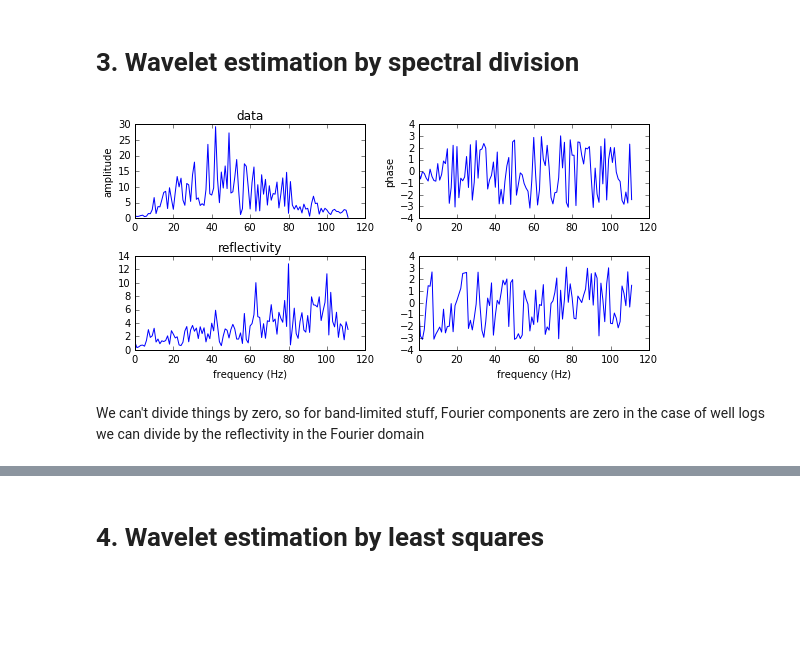
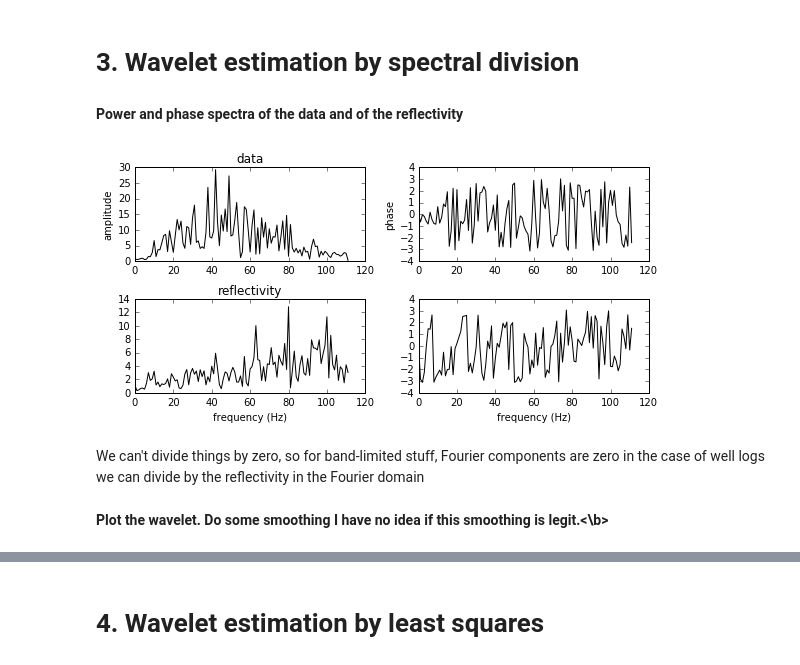
Before and after one commit to EvanBianco/notebooks, a Jupyter notebook: Wavelet_estimations.ipynb, the cells around one changed output, grey strips where cells are left out. Drawn from its saved outputs; the diff is of its cells as text; code cells hidden in the pictures; blank space fills up the shorter version.

```diff
--- a/Wavelet_estimations.ipynb
+++ b/Wavelet_estimations.ipynb
@@ -234,30 +225,32 @@ r = np.nan_to_num(np.loadtxt('data/RC_t.txt'))
 # %%
 S = fft(norm(s_crop))
 R = fft(norm(r_crop))
+# %% [markdown]
+<b>Power and phase spectra of the data and of the reflectivity</b>
 # %%
 f = plt.figure(figsize=(8,4))
 
 a, b = 0, len(S)//4
 
 ax11 = f.add_subplot(221)
-ax11.plot(abs(S[a:b]))
+ax11.plot(abs(S[a:b]), 'k')
 ax11.set_ylabel('amplitude')
 ax11.set_title('data')
 
 ax12 = f.add_subplot(223)
-ax12.plot(abs(R[a:b]))
+ax12.plot(abs(R[a:b]),'k')
 ax12.set_xlabel('frequency (Hz)')
 
 ax21 = f.add_subplot(222)
-ax21.plot(np.angle(S[a:b]))
+ax21.plot(np.angle(S[a:b]),'k')
 ax21.set_ylabel('phase')
 ax12.set_title('reflectivity')
 ax22 = f.add_subplot(224)
-ax22.plot(np.angle(R[a:b]))
+ax22.plot(np.angle(R[a:b]),'k')
 ax22.set_xlabel('frequency (Hz)')
 f.tight_layout()
 # %% [output]
-[figure, old version]
+[figure, new version]
 # %% [markdown]
 We can't divide things by zero, so for band-limited stuff, Fourier components are zero
 in the case of well logs we can divide by the reflectivity in the Fourier domain
@@ -274,6 +267,8 @@ def smooth(x,window_len=60,window='hanning'):
 
     y=np.convolve(w/w.sum(),s, mode='same')
     return y[window_len-1:-(window_len-1)]
+# %% [markdown]
+<b>Plot the wavelet. Do some smoothing I have no idea if this smoothing is legit.<\b>
 # %%
 @interact(window=(1, 100))
 def plot_smoothed_spectrum(window=10):
```
Also changed, not shown: parts of 16 cells of this notebook.
